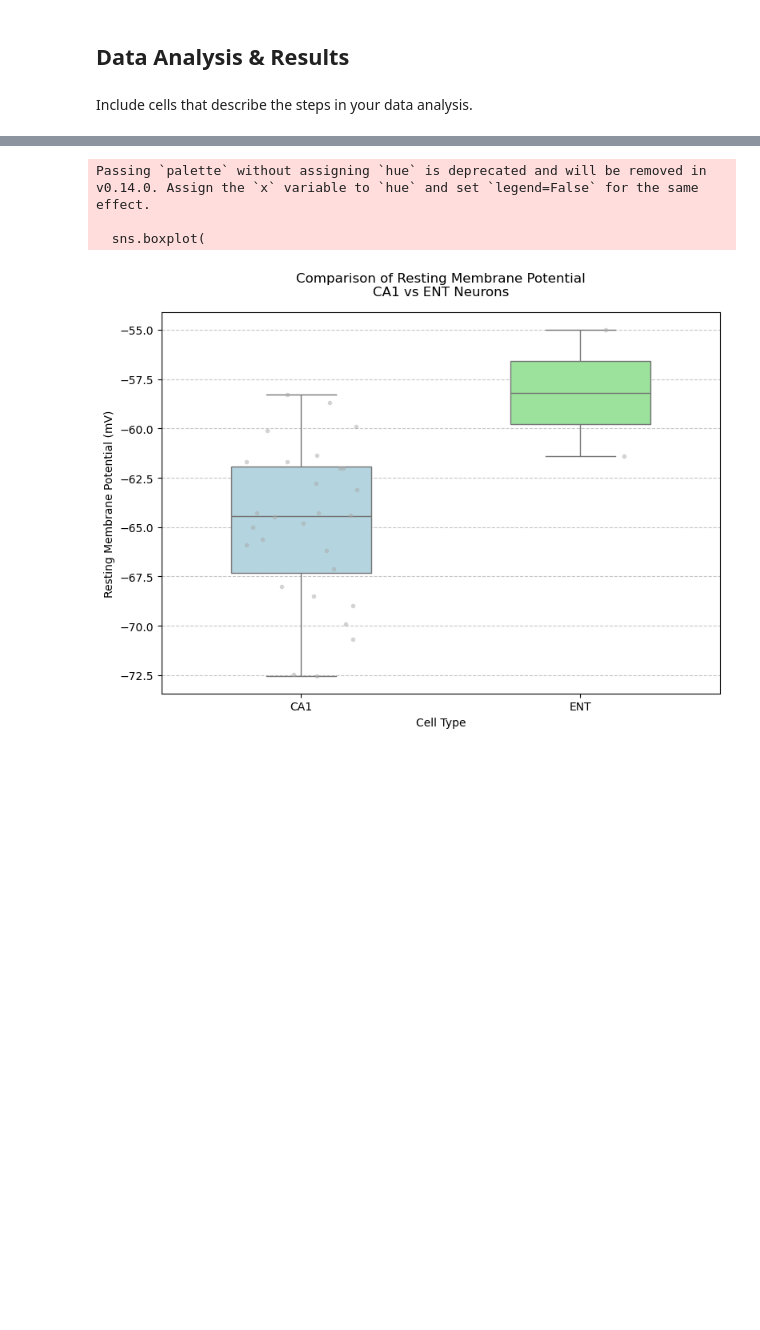
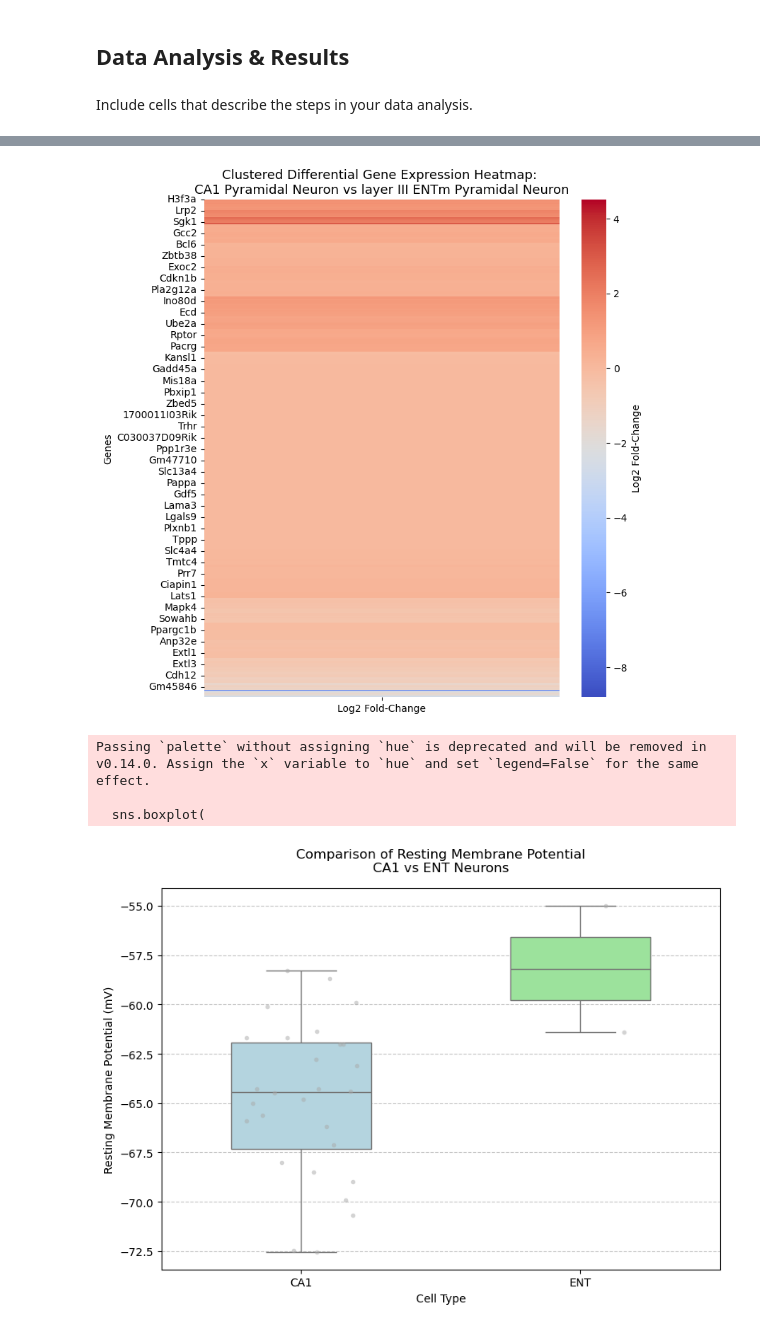
Before and after one commit to pbvijaya/BIPN162_Cell_Types, a Jupyter notebook: CellTypesProject.ipynb, the cells around one changed output, grey strips where cells are left out. Drawn from its saved outputs; the diff is of its cells as text; code cells hidden in the pictures; blank space fills up the shorter version.

Commit message:
DEG heatmap

```diff
--- a/CellTypesProject.ipynb
+++ b/CellTypesProject.ipynb
@@ -168,3 +184,37 @@ Include cells that describe the steps in your data analysis.
+# %%
+from scipy.cluster.hierarchy import linkage, leaves_list
+
+def plot_clustered_differential_expression_heatmap(CA1_data, ENT_data):
+
+    # Calculate mean expression for each gene in each group
+    CA1_mean = CA1_data.mean()
+    ENT_mean = ENT_data.mean()
+
+    # Calculate log2 fold-change
+    log2_fold_change = (CA1_mean - ENT_mean).to_frame(name='Log2 Fold-Change')
+
+    # Perform hierarchical clustering on rows (genes)
+    linkage_matrix = linkage(log2_fold_change, method='ward')
+    clustered_order = leaves_list(linkage_matrix)
+
+    # Reorder genes based on clustering
+    log2_fold_change_clustered = log2_fold_change.iloc[clustered_order]
+
+    # Plot the heatmap
+    plt.figure(figsize=(8, 8))
+    sns.heatmap(
+        log2_fold_change_clustered,
+        cmap='coolwarm',
+        cbar_kws={'label': 'Log2 Fold-Change'},
+    )
+    plt.title('Clustered Differential Gene Expression Heatmap: \nCA1 Pyramidal Neuron vs layer III ENTm Pyramidal Neuron', fontsize=13)
+    plt.ylabel('Genes')
+    plt.tight_layout()
+    plt.show()
+
+plot_clustered_differential_expression_heatmap(CA1_rnaseq_data, ENT_rnaseq_data)
+# %% [output]
+[figure, added]
 # %%
 def plot_rmp_comparison(ca1_df, ent_df):
     # Create dataframes with just the cell type and RMP
```
Also changed, not shown: parts of 1 cell of this notebook.
